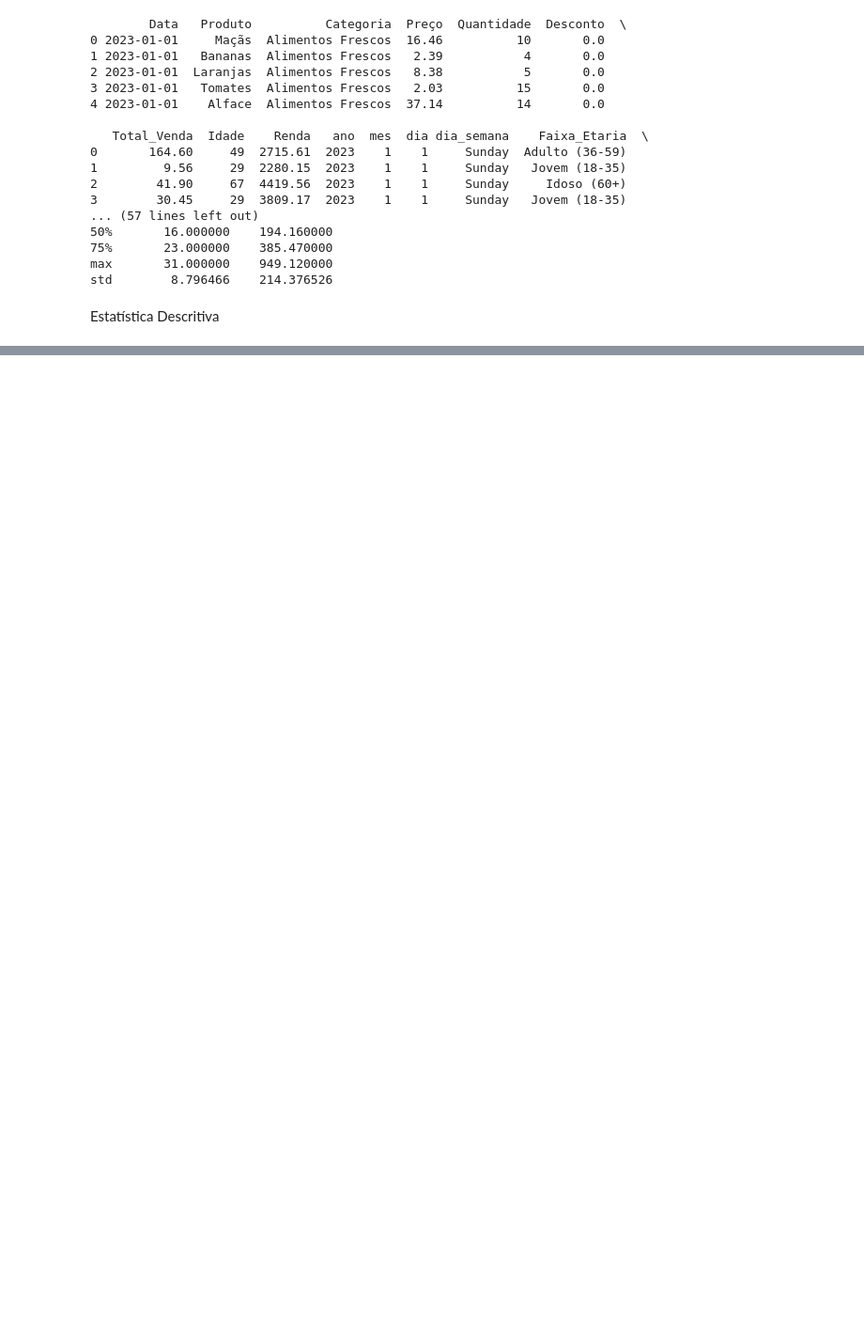
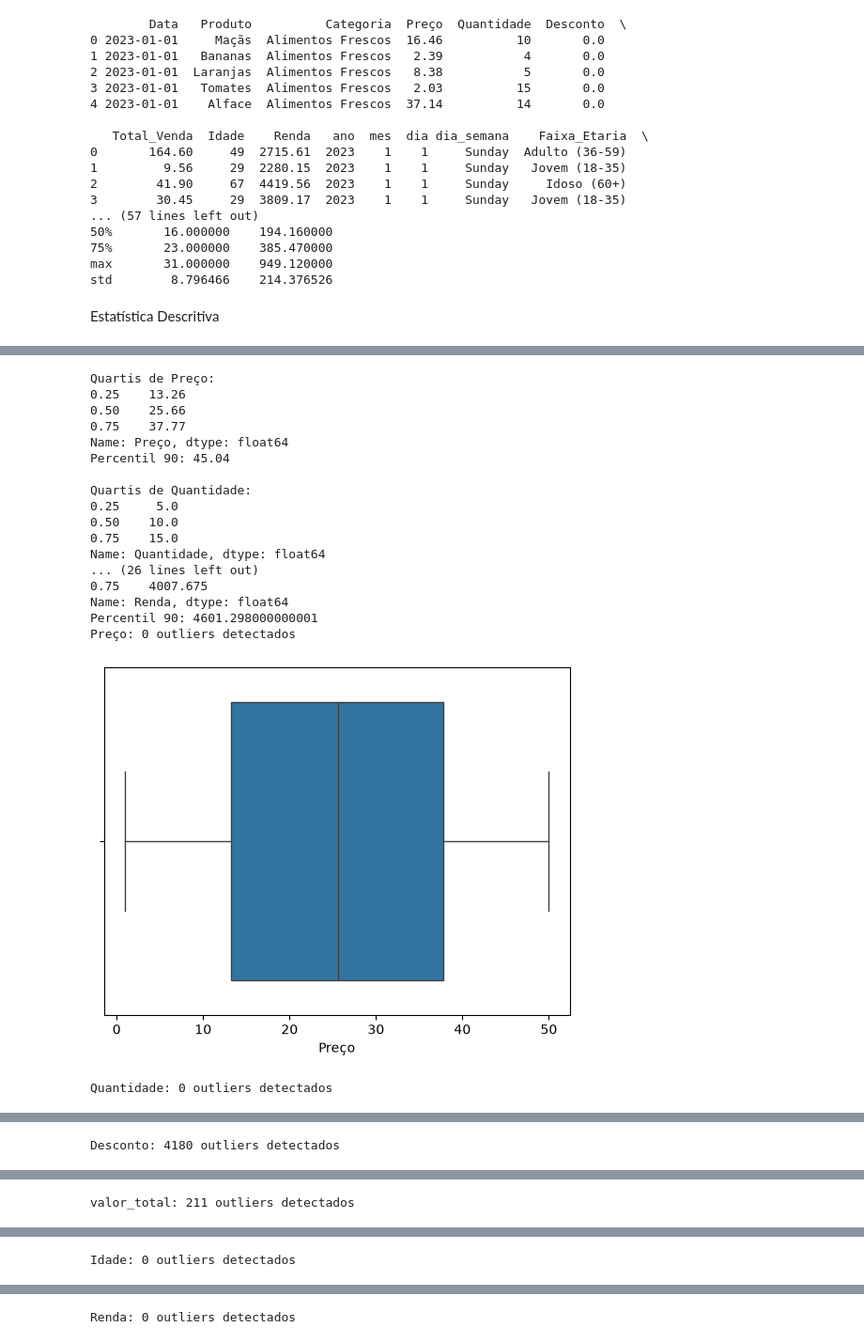
Before and after one commit to Marcela-de-Castro/ProjetoAnaliseExploratoria, a Jupyter notebook: Analise_Exploratoria.ipynb, the cells around one changed output, grey strips where cells are left out. Shown at 94% size. Drawn from its saved outputs; the diff is of its cells as text; code cells hidden in the pictures; blank space fills up the shorter version.

```diff
--- a/Analise_Exploratoria.ipynb
+++ b/Analise_Exploratoria.ipynb
@@ -214,7 +211,7 @@ def resumo_estatistico(serie):
         "coef_variação": serie.std()/serie.mean()
     }
 
-variaveis = ["Preco","Quantidade","Desconto","valor_total","idade","renda"]
+variaveis = ["Preço","Quantidade","Desconto","valor_total","Idade","Renda"]
 
 for var in variaveis:
     print(f"\n--- {var.upper()} ---")
@@ -223,0 +237,36 @@ Error:
+# %%
+# Quartis e percentis
+for var in variaveis:
+    print(f"\nQuartis de {var}:")
+    print(df[var].quantile([0.25,0.5,0.75]))
+    print("Percentil 90:", df[var].quantile(0.90))
+
+# Outliers via IQR
+for var in variaveis:
+    Q1 = df[var].quantile(0.25)
+    Q3 = df[var].quantile(0.75)
+    IQR = Q3 - Q1
+    outliers = df[(df[var] < Q1 - 1.5*IQR) | (df[var] > Q3 + 1.5*IQR)]
+    print(f"{var}: {len(outliers)} outliers detectados")
+    sns.boxplot(x=df[var])
+    plt.show()
+# %% [output]
+Quartis de Preço:
+0.25    13.26
+0.50    25.66
+0.75    37.77
+Name: Preço, dtype: float64
+Percentil 90: 45.04
+
+Quartis de Quantidade:
+0.25     5.0
+0.50    10.0
+0.75    15.0
+Name: Quantidade, dtype: float64
+... (26 lines left out)
+0.75    4007.675
+Name: Renda, dtype: float64
+Percentil 90: 4601.298000000001
+Preço: 0 outliers detectados
+[figure, added]
+Quantidade: 0 outliers detectados
@@ -223,0 +274 @@ Error:
+Desconto: 4180 outliers detectados
@@ -223,0 +276 @@ Error:
+valor_total: 211 outliers detectados
@@ -223,0 +278 @@ Error:
+Idade: 0 outliers detectados
@@ -223,0 +280 @@ Error:
+Renda: 0 outliers detectados
```
Also changed, not shown: parts of 28 cells of this notebook.
